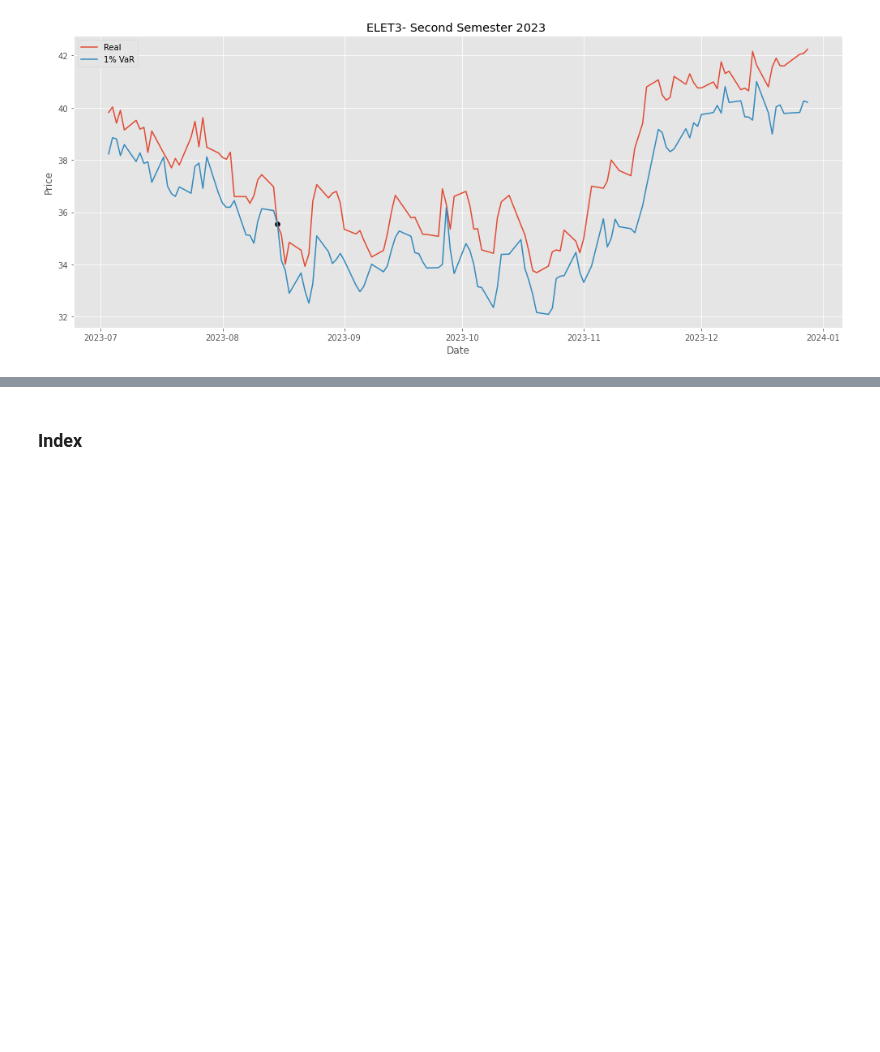
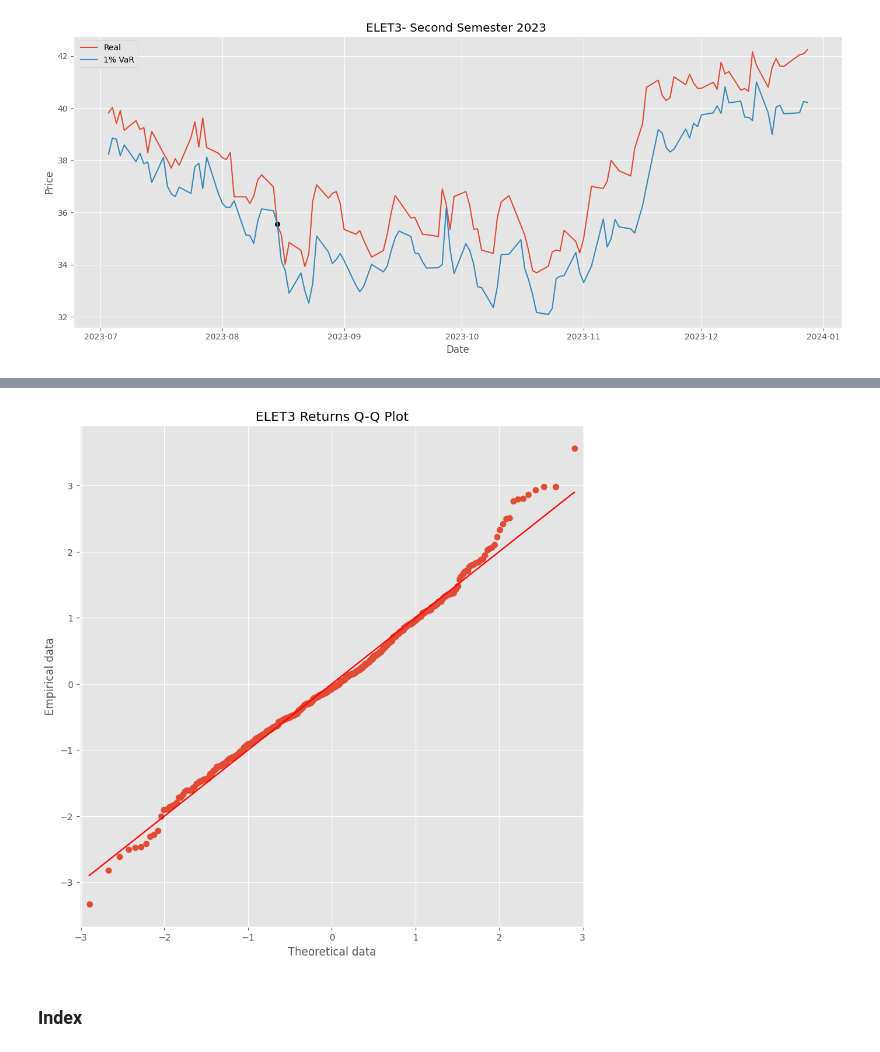
Before and after one commit to IsraelFPM/Risk-Analysis, a Jupyter notebook: ValueAtRisk.ipynb, the cells around one changed output, grey strips where cells are left out. Cells and saved outputs as stored; diff of their text form; code cells hidden in the pictures; blank space fills up the shorter version.

```diff
--- a/ValueAtRisk.ipynb
+++ b/ValueAtRisk.ipynb
@@ -494,3 +514,17 @@ The stock price was below the 1% risk line 1 times in 124 days.
+# %%
+
+fig, ax = plt.subplots(figsize=(10,10))
+
+
+sm.qqplot(daily_returns['ELET3'], fit=True, line='s',ax = ax)
+
+plt.title("ELET3 Returns Q-Q Plot")
+plt.xlabel("Theoretical data")
+plt.ylabel("Empirical data")
+
+plt.show()
+# %% [output]
+[figure, added]
 # %% [markdown]
 ### Index
 # %% [markdown]
```
Also changed, not shown: parts of 24 cells of this notebook.
